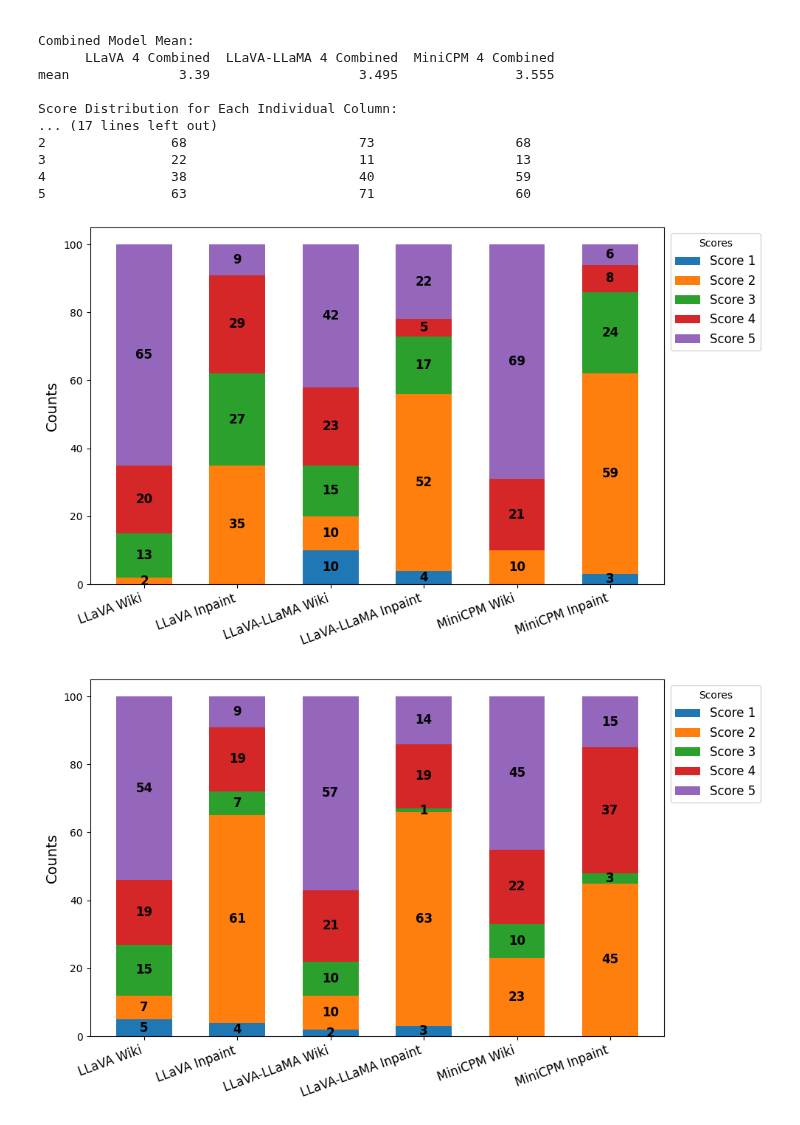
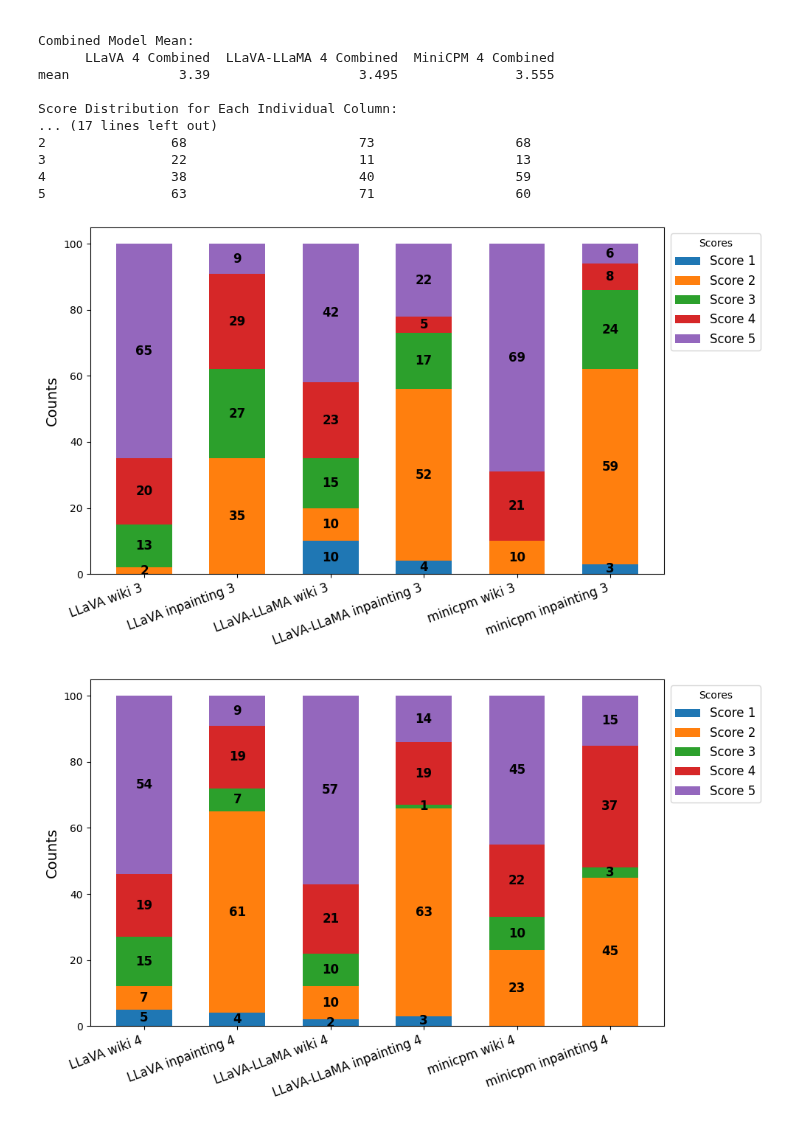
Before and after one commit to santiagoposse/Assessing-LMMs-Capabilities-at-Detecting-Deepfakes, a Jupyter notebook: metrics.ipynb, the cells around one changed output. Saved outputs shown, nothing was run; the diff lists cells and outputs as text; code cells hidden in the pictures.

Commit message:
updated score reading
Used the scoring distribution files instead of manually listing scores

```diff
--- a/metrics.ipynb
+++ b/metrics.ipynb
@@ -264,17 +266,12 @@ Score Distribution for Each Individual Column:
 4                38                      40                  59
 5                63                      71                  60
 # %%
-import matplotlib.pyplot as plt
-import numpy as np
+df = pd.read_csv('scoring/score_distribution_non_combined_columns_3.csv', header=None, usecols=range(1, 7))
 
-models = ['LLaVA Wiki', 'LLaVA Inpaint', 'LLaVA-LLaMA Wiki', 'LLaVA-LLaMA Inpaint', 'MiniCPM Wiki', 'MiniCPM Inpaint']
-scores = {
-    'Score 1': [0, 0, 10, 4, 0, 3],
-    'Score 2': [2, 35, 10, 52, 10, 59],
-    'Score 3': [13, 27, 15, 17, 0, 24],
-    'Score 4': [20, 29, 23, 5, 21, 8],
-    'Score 5': [65, 9, 42, 22, 69, 6],
-}
+models = df.iloc[0].tolist()
+df = df.iloc[1:]
+
+scores = {f'Score {i}': df.iloc[i - 1].astype(int).tolist() for i in range(1, df.shape[0] + 1)}
 
 x = np.arange(len(models))
 width = 0.6
@@ -303,45 +300,40 @@ ax.legend(title='Scores', fontsize=12, loc='upper left', bbox_to_anchor=(1, 1))
 plt.tight_layout()
 plt.show()
 # %% [output]
-[figure, old version]
+[figure, new version]
 # %%
-import matplotlib.pyplot as plt
-import numpy as np
+df = pd.read_csv('scoring/score_distribution_non_combined_columns_4.csv', header=None, usecols=range(1, 7))
 
-models = ['LLaVA Wiki', 'LLaVA Inpaint', 'LLaVA-LLaMA Wiki', 'LLaVA-LLaMA Inpaint', 'MiniCPM Wiki', 'MiniCPM Inpaint']
-scores = {
-    'Score 1': [5, 4, 2, 3, 0, 0],
-    'Score 2': [7, 61, 10, 63, 23, 45],
-    'Score 3': [15, 7, 10, 1, 10, 3],
-    'Score 4': [19, 19, 21, 19, 22, 37],
-    'Score 5': [54, 9, 57, 14, 45, 15],
-}
+models = df.iloc[0].tolist()
+df = df.iloc[1:]
+
+scores = {f'Score {i}': df.iloc[i - 1].astype(int).tolist() for i in range(1, df.shape[0] + 1)}
 
 x = np.arange(len(models))
 width = 0.6
 fig, ax = plt.subplots(figsize=(10, 6))
 
 bottom_values = np.zeros(len(models))
 
 for score, values in scores.items():
     bars = ax.bar(x, values, width, label=score, bottom=bottom_values)
 
     for bar, value in zip(bars, values):
         if value > 0:
             ax.text(bar.get_x() + bar.get_width() / 2,
                     bar.get_y() + bar.get_height() / 2,
                     str(value), ha='center', va='center', fontsize=12, color='black', fontweight='bold')
 
     bottom_values += values
 
 ax.set_ylabel('Counts', fontsize=14)
 ax.set_ylim(0, max(bottom_values) + 5)
 ax.set_xticks(x)
 ax.set_xticklabels(models, rotation=20, ha='right', fontsize=12)
 
 ax.legend(title='Scores', fontsize=12, loc='upper left', bbox_to_anchor=(1, 1))
 
 plt.tight_layout()
 plt.show()
 # %% [output]
-[figure, old version]
+[figure, new version]
```
Also changed, not shown: parts of 1 cell of this notebook.
